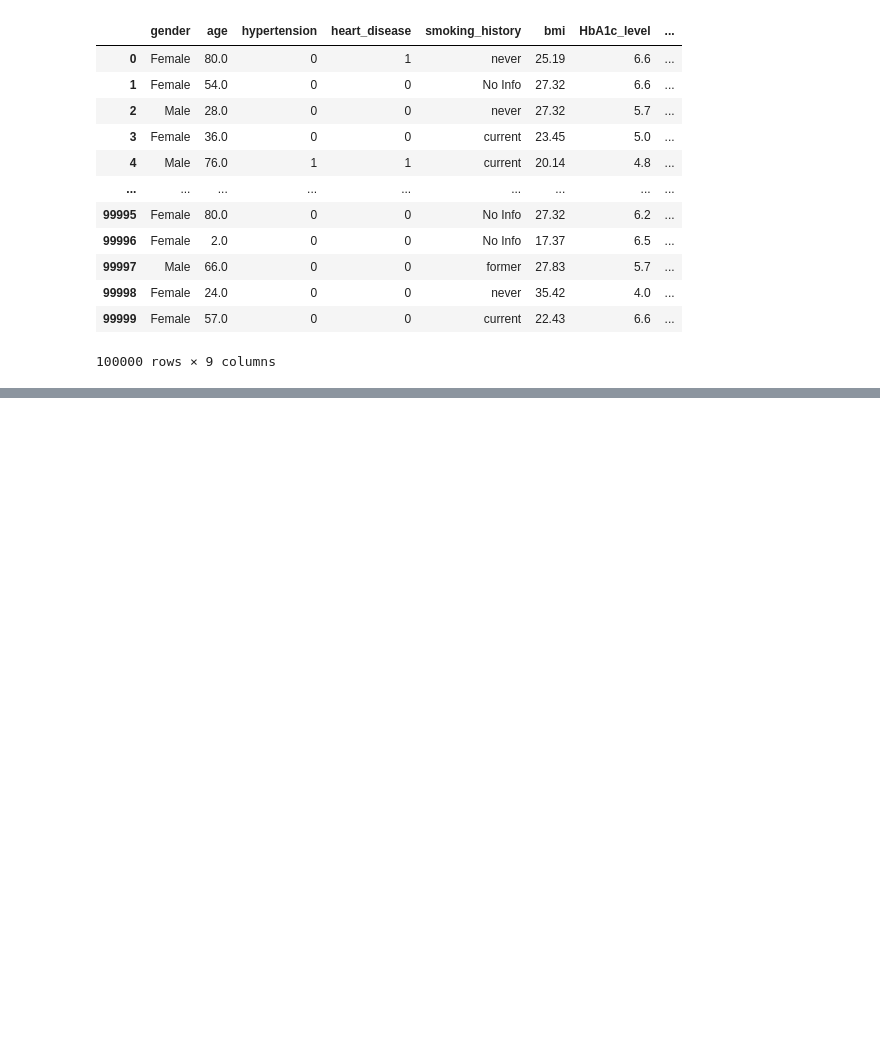
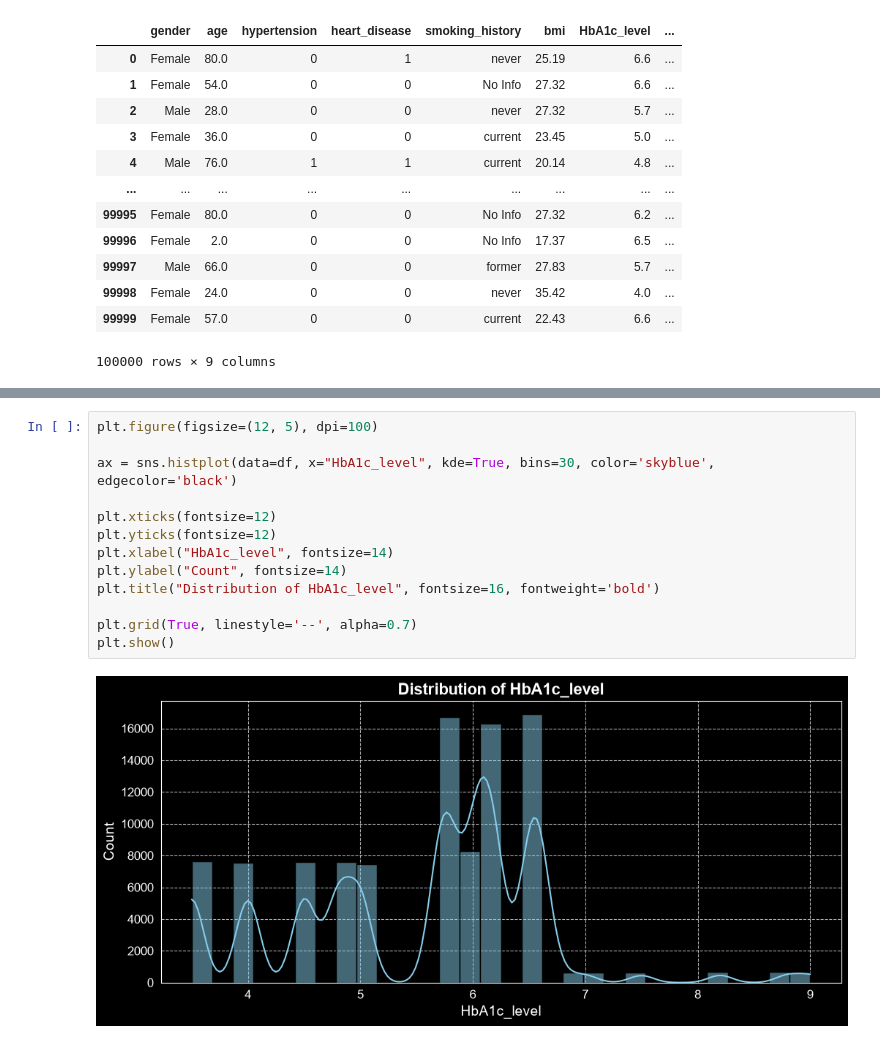
Before and after one commit to MHDadkhah172/MLDailyProject, a Jupyter notebook: 02_diabetes_detection/notebooks/preprocessing.ipynb, the cells around one changed output, grey strips where cells are left out. Saved outputs shown, nothing was run; the diff lists cells and outputs as text; blank space fills up the shorter version.

```diff
--- a/02_diabetes_detection/notebooks/preprocessing.ipynb
+++ b/02_diabetes_detection/notebooks/preprocessing.ipynb
@@ -22,0 +115,15 @@ Data
+# %%
+plt.figure(figsize=(12, 5), dpi=100)
+
+ax = sns.histplot(data=df, x="HbA1c_level", kde=True, bins=30, color='skyblue', edgecolor='black')
+
+plt.xticks(fontsize=12)
+plt.yticks(fontsize=12)
+plt.xlabel("HbA1c_level", fontsize=14)
+plt.ylabel("Count", fontsize=14)
+plt.title("Distribution of HbA1c_level", fontsize=16, fontweight='bold')
+
+plt.grid(True, linestyle='--', alpha=0.7)
+plt.show()
+# %% [output]
+[figure, added]
```
Also changed, not shown: parts of 13 cells of this notebook, 1 other file.
